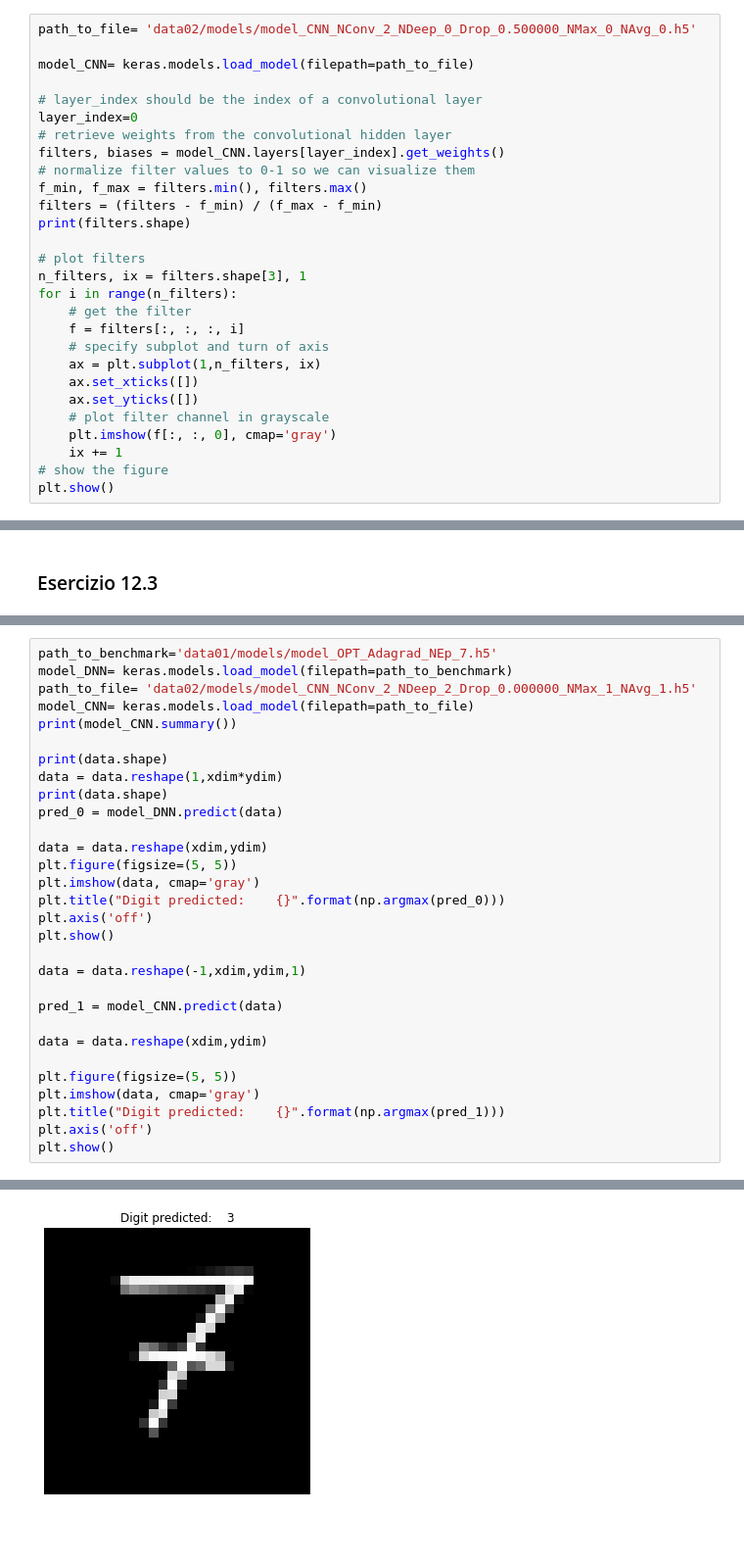
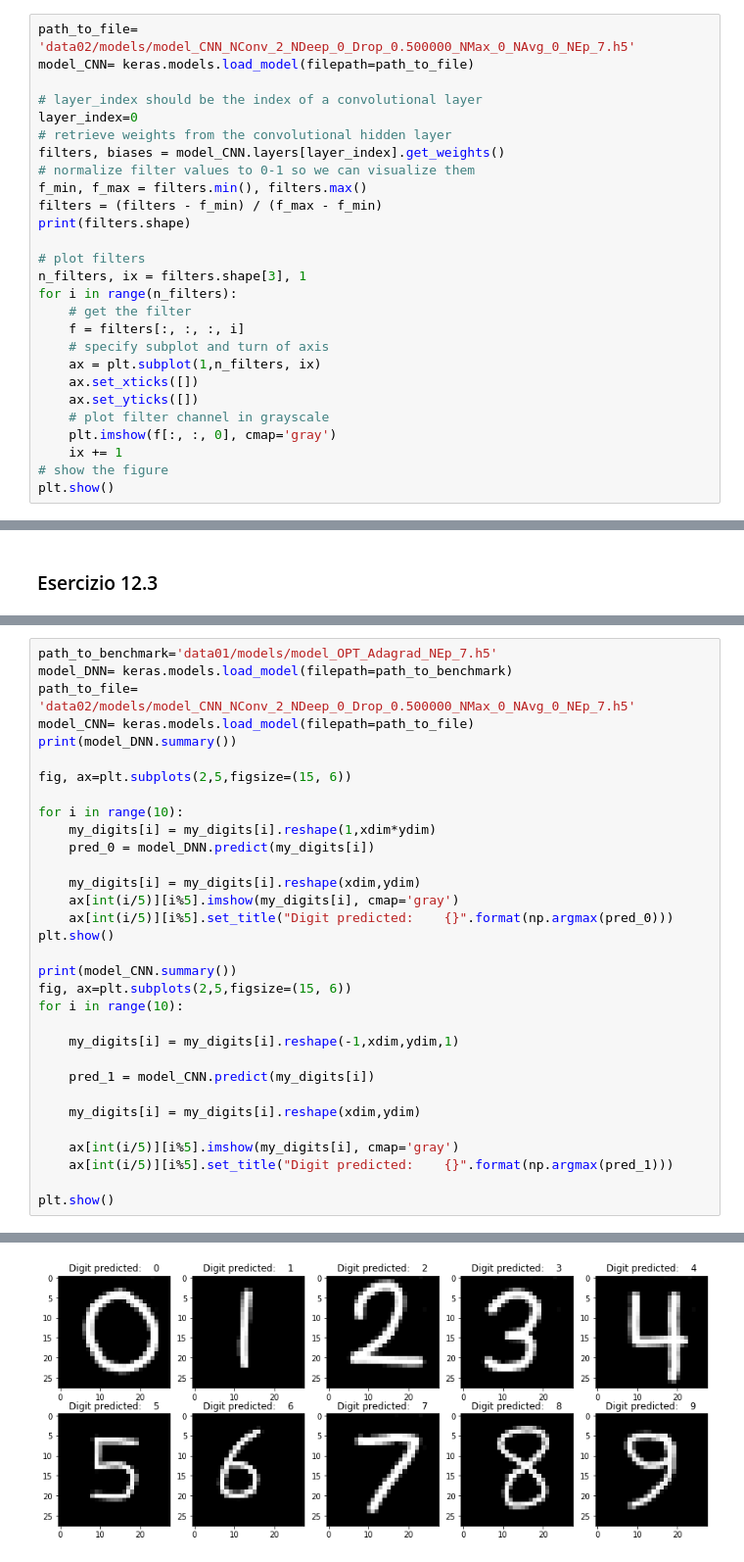
Before and after one commit to dariopullia/Numerical_Simulations_Lab, a Jupyter notebook: 12/Lezione12.ipynb, the cells around one changed output, grey strips where cells are left out. Shown at 98% size. Drawn from its saved outputs; the diff is of its cells as text; blank space fills up the shorter version.

```diff
--- a/12/Lezione12.ipynb
+++ b/12/Lezione12.ipynb
@@ -305,6 +316,5 @@ data02/models/model_CNN_NConv_0_NDeep_0_Drop_0.500000_NMax_0_NAvg_2.h5
 # %%
-path_to_file= 'data02/models/model_CNN_NConv_2_NDeep_0_Drop_0.500000_NMax_0_NAvg_0.h5'
-
+path_to_file= 'data02/models/model_CNN_NConv_2_NDeep_0_Drop_0.500000_NMax_0_NAvg_0_NEp_7.h5'
 model_CNN= keras.models.load_model(filepath=path_to_file)
 
 # layer_index should be the index of a convolutional layer
@@ -365,32 +368,34 @@ Image size: 28x28
 # %%
 path_to_benchmark='data01/models/model_OPT_Adagrad_NEp_7.h5'
 model_DNN= keras.models.load_model(filepath=path_to_benchmark)
-path_to_file= 'data02/models/model_CNN_NConv_2_NDeep_2_Drop_0.000000_NMax_1_NAvg_1.h5'
+path_to_file= 'data02/models/model_CNN_NConv_2_NDeep_0_Drop_0.500000_NMax_0_NAvg_0_NEp_7.h5'
 model_CNN= keras.models.load_model(filepath=path_to_file)
-print(model_CNN.summary())
+print(model_DNN.summary())
 
-print(data.shape)
-data = data.reshape(1,xdim*ydim)
-print(data.shape)
-pred_0 = model_DNN.predict(data)
+fig, ax=plt.subplots(2,5,figsize=(15, 6))
 
-data = data.reshape(xdim,ydim)
-plt.figure(figsize=(5, 5))
-plt.imshow(data, cmap='gray')
-plt.title("Digit predicted:    {}".format(np.argmax(pred_0)))
-plt.axis('off')
+for i in range(10):
+    my_digits[i] = my_digits[i].reshape(1,xdim*ydim)
+    pred_0 = model_DNN.predict(my_digits[i])
+
+    my_digits[i] = my_digits[i].reshape(xdim,ydim)
+    ax[int(i/5)][i%5].imshow(my_digits[i], cmap='gray')
+    ax[int(i/5)][i%5].set_title("Digit predicted:    {}".format(np.argmax(pred_0)))
 plt.show()
 
-data = data.reshape(-1,xdim,ydim,1)
+print(model_CNN.summary())
+fig, ax=plt.subplots(2,5,figsize=(15, 6))
+for i in range(10):
 
-pred_1 = model_CNN.predict(data)
+    my_digits[i] = my_digits[i].reshape(-1,xdim,ydim,1)
 
-data = data.reshape(xdim,ydim)
+    pred_1 = model_CNN.predict(my_digits[i])
 
-plt.figure(figsize=(5, 5))
-plt.imshow(data, cmap='gray')
-plt.title("Digit predicted:    {}".format(np.argmax(pred_1)))
-plt.axis('off')
+    my_digits[i] = my_digits[i].reshape(xdim,ydim)
+
+    ax[int(i/5)][i%5].imshow(my_digits[i], cmap='gray')
+    ax[int(i/5)][i%5].set_title("Digit predicted:    {}".format(np.argmax(pred_1)))
+
 plt.show()
 # %% [output]
 _________________________________________________________________
@@ -413 +417 @@ None
-[figure, old version]
+[figure, new version]
```
Also changed, not shown: parts of 6 cells of this notebook, 4 other files.
